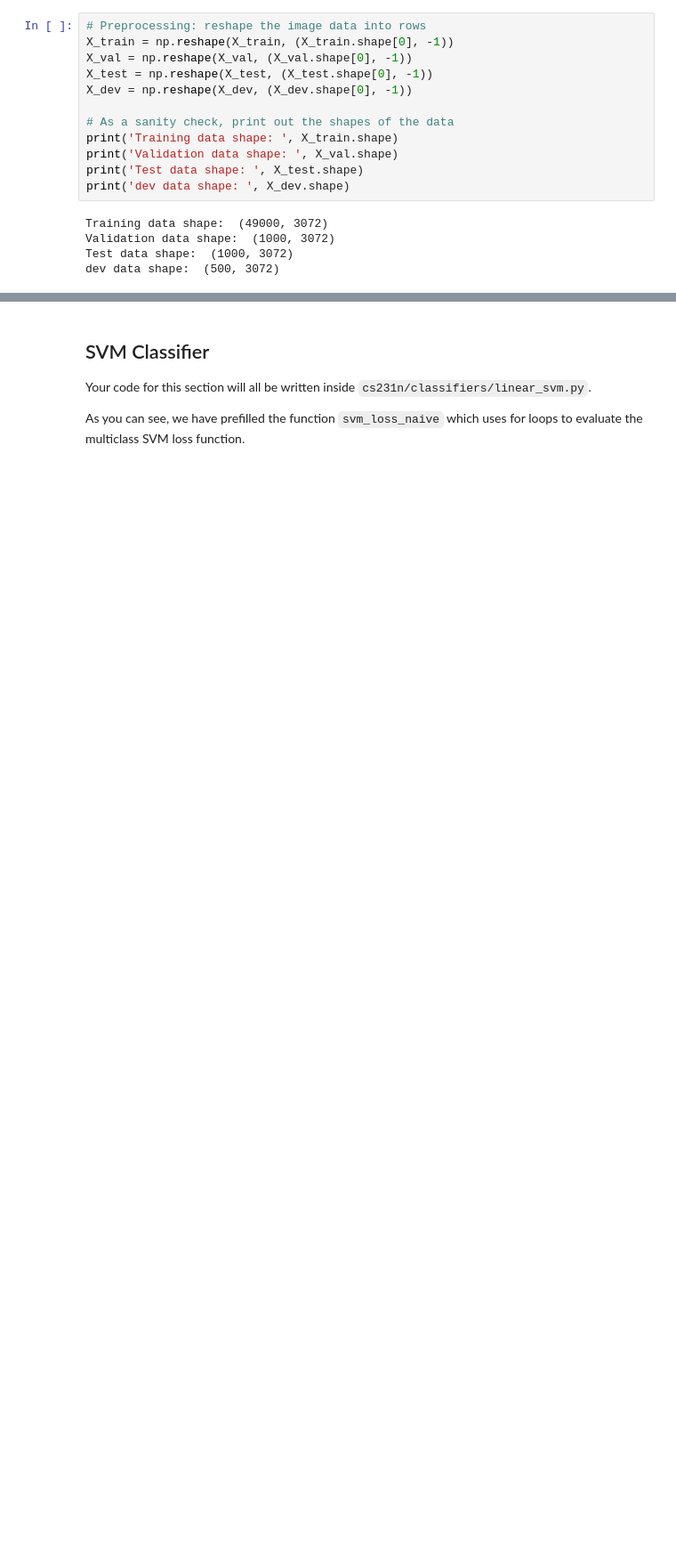
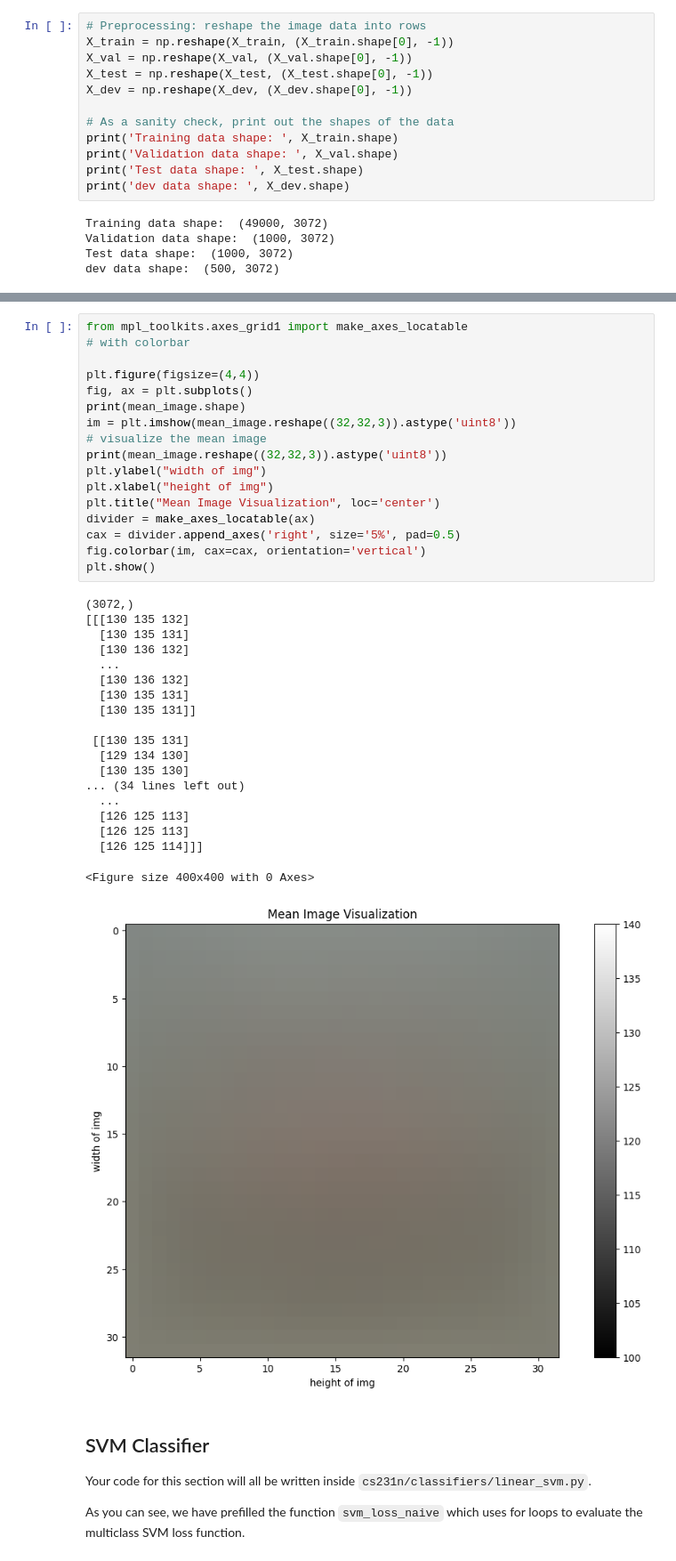
Before and after one commit to PeterHUistyping/Stanford_CS231n-Deep_Learning-for-Computer_Vision, a Jupyter notebook: MyProject22/assignment1/svm.ipynb, the cells around one changed output, grey strips where cells are left out. Shown at 89% size. Saved outputs shown, nothing was run; the diff lists cells and outputs as text; blank space fills up the shorter version.

```diff
--- a/MyProject22/assignment1/svm.ipynb
+++ b/MyProject22/assignment1/svm.ipynb
@@ -198,3 +218,40 @@ print(X_train.shape, X_val.shape, X_test.shape, X_dev.shape)
+# %%
+from mpl_toolkits.axes_grid1 import make_axes_locatable
+# with colorbar
+
+plt.figure(figsize=(4,4))
+fig, ax = plt.subplots()
+print(mean_image.shape)
+im = plt.imshow(mean_image.reshape((32,32,3)).astype('uint8'))
+# visualize the mean image
+print(mean_image.reshape((32,32,3)).astype('uint8'))
+plt.ylabel("width of img")
+plt.xlabel("height of img")
+plt.title("Mean Image Visualization", loc='center')
+divider = make_axes_locatable(ax)
+cax = divider.append_axes('right', size='5%', pad=0.5)
+fig.colorbar(im, cax=cax, orientation='vertical')
+plt.show()
+# %% [output]
+(3072,)
+[[[130 135 132]
+  [130 135 131]
+  [130 136 132]
+  ...
+  [130 136 132]
+  [130 135 131]
+  [130 135 131]]
+
+ [[130 135 131]
+  [129 134 130]
+  [130 135 130]
+... (34 lines left out)
+  ...
+  [126 125 113]
+  [126 125 113]
+  [126 125 114]]]
+<Figure size 400x400 with 0 Axes>
+[figure, added]
 # %% [markdown]
 ## SVM Classifier
 
```
Also changed, not shown: parts of 20 cells of this notebook, 8 other files.
